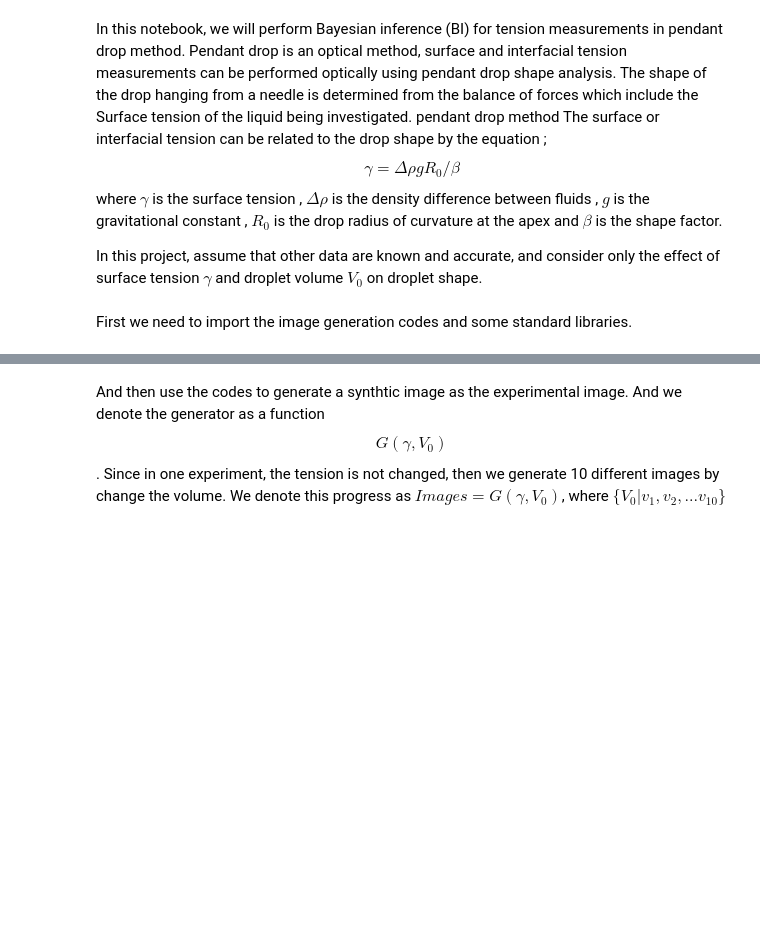
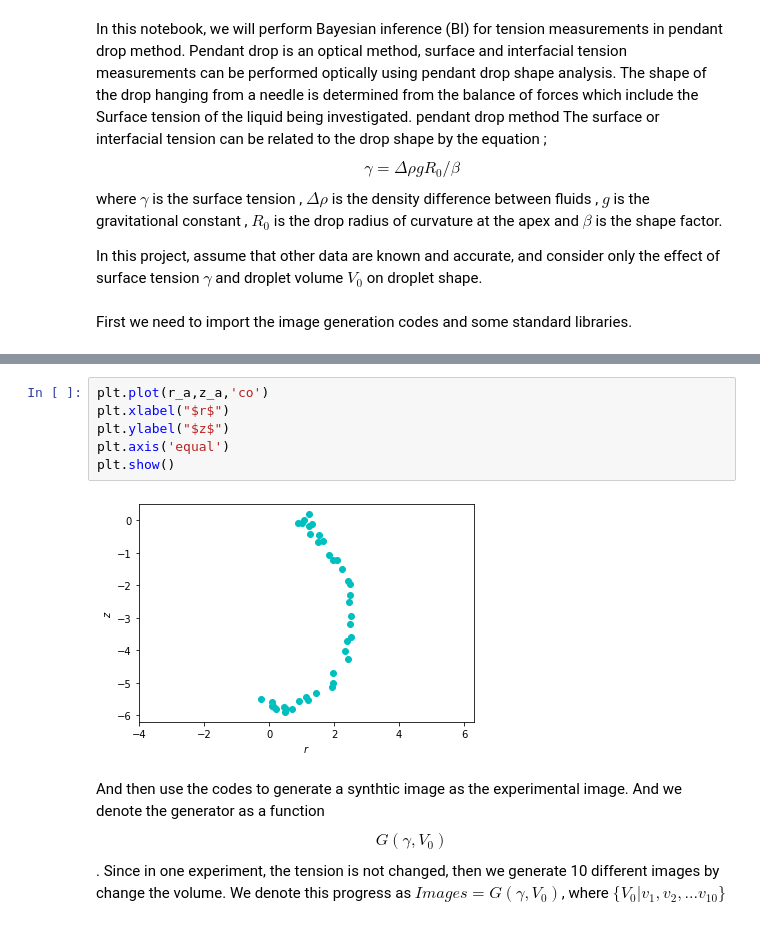
Before and after one commit to Lomolanisgo/Bayesian_PendantDrop_Tensiometry, a Jupyter notebook: pendantdrop_BI.ipynb, the cells around one changed output, grey strips where cells are left out. Cells and saved outputs as stored; diff of their text form; blank space fills up the shorter version.

```diff
--- a/pendantdrop_BI.ipynb
+++ b/pendantdrop_BI.ipynb
@@ -27,3 +48,11 @@ np.random.seed(RANDOM_SEED)
+# %%
+plt.plot(r_a,z_a,'co')
+plt.xlabel("$r$")
+plt.ylabel("$z$")
+plt.axis('equal')
+plt.show()
+# %% [output]
+[figure, added]
 # %% [markdown]
 And then use the codes to generate a synthtic image as the experimental image. And we denote the generator as a function$$G(\gamma,V_0 )$$. Since in one experiment, the tension is not changed, then we generate 10 different images by change the volume. We denote this progress as $Images=G(\gamma,V_0 )$, where $\{V_0|v_1,v_2,...v_{10}\}$
 # %%
```
Also changed, not shown: parts of 3 cells of this notebook.
